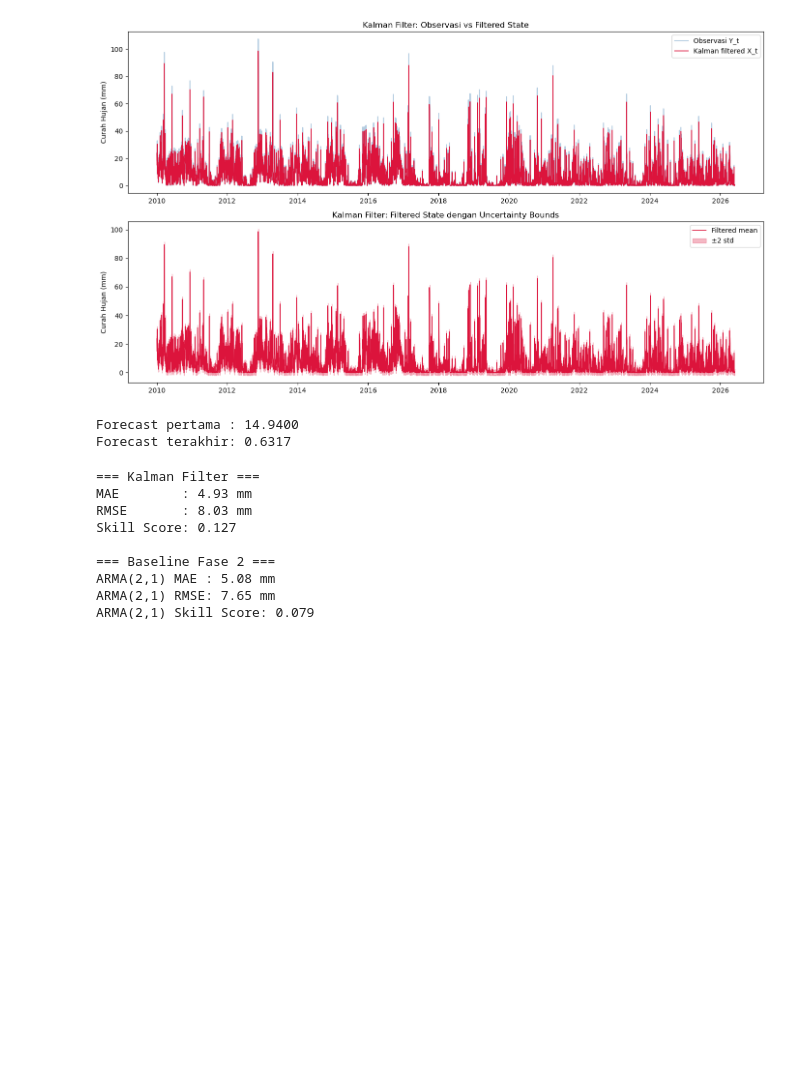
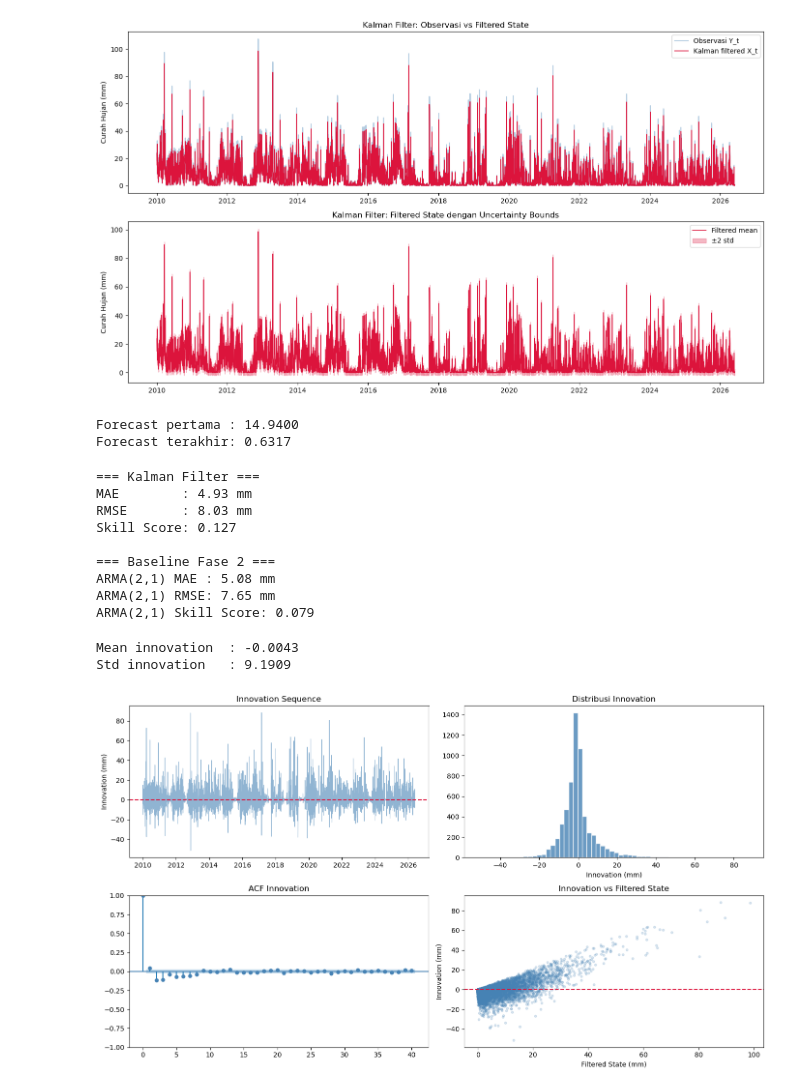
Before and after one commit to bariqjinan/rainfall-forecasting-bandung, a Jupyter notebook: notebooks/03_kalman_filter.ipynb, the cells around one changed output. Drawn from its saved outputs; the diff is of its cells as text; code cells hidden in the pictures; blank space fills up the shorter version.

Commit message:
Fase 3: residual analysis, koneksi ARIMA-state space, tuning Q dan R

```diff
--- a/notebooks/03_kalman_filter.ipynb
+++ b/notebooks/03_kalman_filter.ipynb
@@ -166,3 +166,53 @@ Skill Score: 0.127
 ARMA(2,1) MAE : 5.08 mm
 ARMA(2,1) RMSE: 7.65 mm
 ARMA(2,1) Skill Score: 0.079
+# %%
+# Hitung innovation sequence
+innovations = np.zeros(len(y))
+mu = mu0
+P  = P0
+
+for t in range(len(y)):
+    P_pred          = phi**2 * P + Q
+    K               = P_pred / (P_pred + R)
+    innovations[t]  = y[t] - phi * mu        # Y_t - mu_{t|t-1}
+    mu              = mu + K * innovations[t]
+    P               = (1 - K) * P_pred
+
+print(f"Mean innovation  : {innovations.mean():.4f}")
+print(f"Std innovation   : {innovations.std():.4f}")
+# %% [output]
+Mean innovation  : -0.0043
+Std innovation   : 9.1909
+# %%
+from statsmodels.graphics.tsaplots import plot_acf
+
+fig, axes = plt.subplots(2, 2, figsize=(14, 8))
+
+# Plot 1: Innovation sequence
+axes[0, 0].plot(df.index, innovations, alpha=0.6, color='steelblue', linewidth=0.8)
+axes[0, 0].axhline(0, color='crimson', linestyle='--')
+axes[0, 0].set_title('Innovation Sequence')
+axes[0, 0].set_ylabel('Innovation (mm)')
+
+# Plot 2: Histogram
+axes[0, 1].hist(innovations, bins=60, color='steelblue', edgecolor='white', alpha=0.8)
+axes[0, 1].set_title('Distribusi Innovation')
+axes[0, 1].set_xlabel('Innovation (mm)')
+
+# Plot 3: ACF innovation
+plot_acf(innovations, lags=40, ax=axes[1, 0], color='steelblue')
+axes[1, 0].set_title('ACF Innovation')
+
+# Plot 4: Innovation vs fitted (heteroskedastisitas)
+axes[1, 1].scatter(mu_filtered, innovations, alpha=0.2, color='steelblue', s=10)
+axes[1, 1].axhline(0, color='crimson', linestyle='--')
+axes[1, 1].set_title('Innovation vs Filtered State')
+axes[1, 1].set_xlabel('Filtered State (mm)')
+axes[1, 1].set_ylabel('Innovation (mm)')
+
+plt.tight_layout()
+plt.savefig('../outputs/kalman_residuals.png', dpi=150)
+plt.show()
+# %% [output]
+[figure, added]
```
Also changed, not shown: 1 other file.
